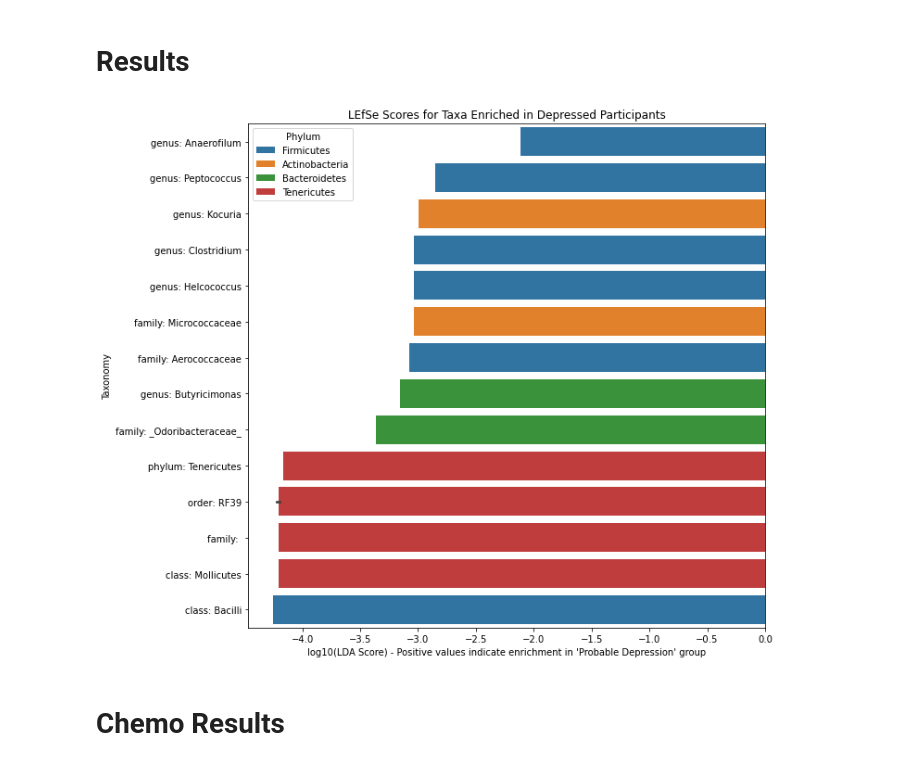
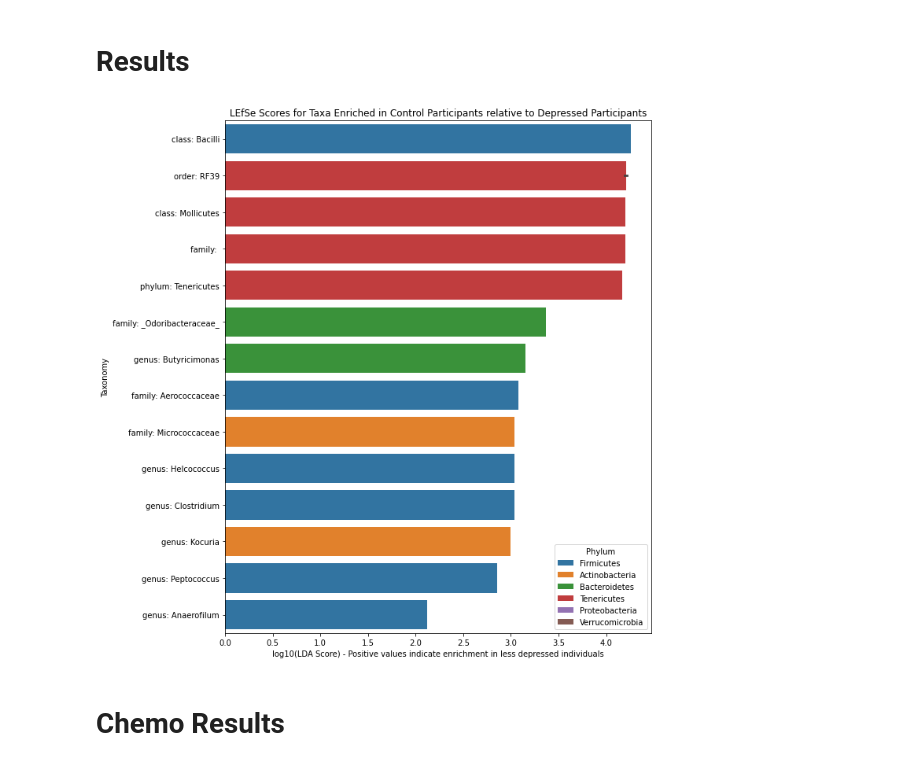
Before and after one commit to sterrettJD/Chemobrain, a Jupyter notebook: LEfSe.ipynb, the cells around one changed output. Saved outputs shown, nothing was run; the diff lists cells and outputs as text; code cells hidden in the pictures.

Commit message:
Update figure titles

```diff
--- a/LEfSe.ipynb
+++ b/LEfSe.ipynb
@@ -259,7 +265,7 @@ lefse.loc[:,'Genus'] = lefse.loc[:,'tax_split'].apply(lambda x: x[5])
 lefse.loc[:,'Species'] = lefse.loc[:,'tax_split'].apply(lambda x: x[6])
 lefse.drop('tax_split', axis=1, inplace=True)
 
-lefse.loc[lefse["Highest Class"]=="Possible_Depression","LDA Score (log10)"] = lefse.loc[lefse["Highest Class"]=="Possible_Depression","LDA Score (log10)"].apply(lambda x: -1*x)
+lefse.loc[lefse["Highest Class"]=="Probable_Depression","LDA Score (log10)"] = lefse.loc[lefse["Highest Class"]=="Probable_Depression","LDA Score (log10)"].apply(lambda x: -1*x)
 
 lefse.sort_values("LDA Score (log10)", ascending=False, inplace=True)
 # %%
@@ -267,20 +273,23 @@ lefse = lefse[lefse["plotnames"]!="domain: Bacteria"]
 # %%
 ax = sns.barplot(y="plotnames",
                  x="LDA Score (log10)",
                  hue = "Phylum",
                  data = lefse,
                  dodge=False,
                  hue_order=["Firmicutes", "Actinobacteria", "Bacteroidetes","Tenericutes",
                             "Proteobacteria","Verrucomicrobia"])
 
 ax.set_ylabel("Taxonomy")
-ax.set_title("LEfSe Scores for Taxa Enriched in Depressed Participants")
-ax.set_xlabel("log10(LDA Score) - Positive values indicate enrichment in 'Probable Depression' group")
+ax.set_title("LEfSe Scores for Taxa Enriched in Control Participants relative to Depressed Participants")
+ax.set_xlabel("log10(LDA Score) - Positive values indicate enrichment in less depressed individuals")
 plt.gcf().set_size_inches(10,10)
+plt.tight_layout()
+
 plt.savefig("Figures/CESD-LEfSe.pdf")
+plt.savefig("Figures/CESD-LEfSe.png")
 plt.show()
 # %% [output]
-[figure, old version]
+[figure, new version]
 # %%
 lefse = lefse[lefse["plotnames"].isna()==False]
 # %%
```
Also changed, not shown: parts of 5 cells of this notebook.
